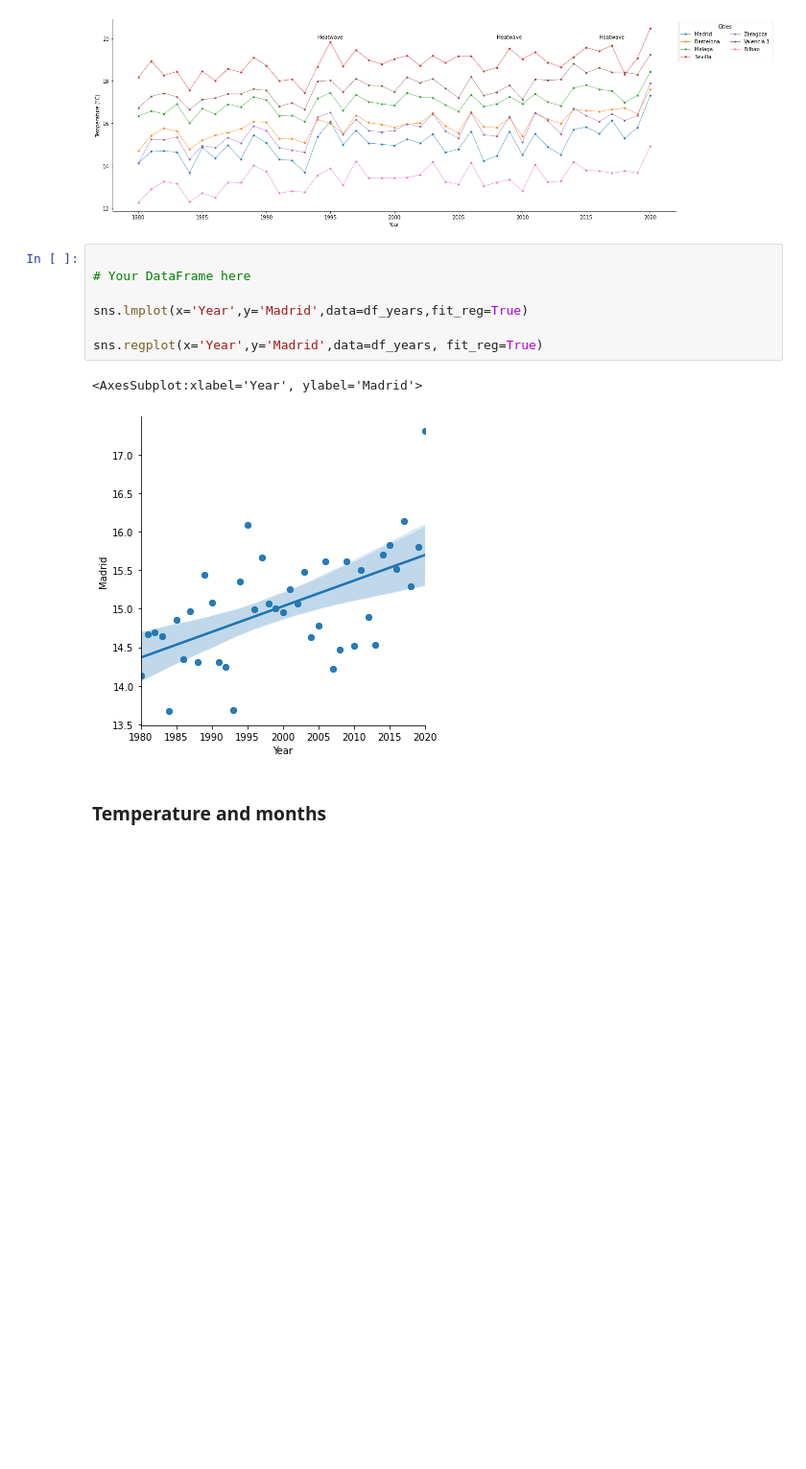
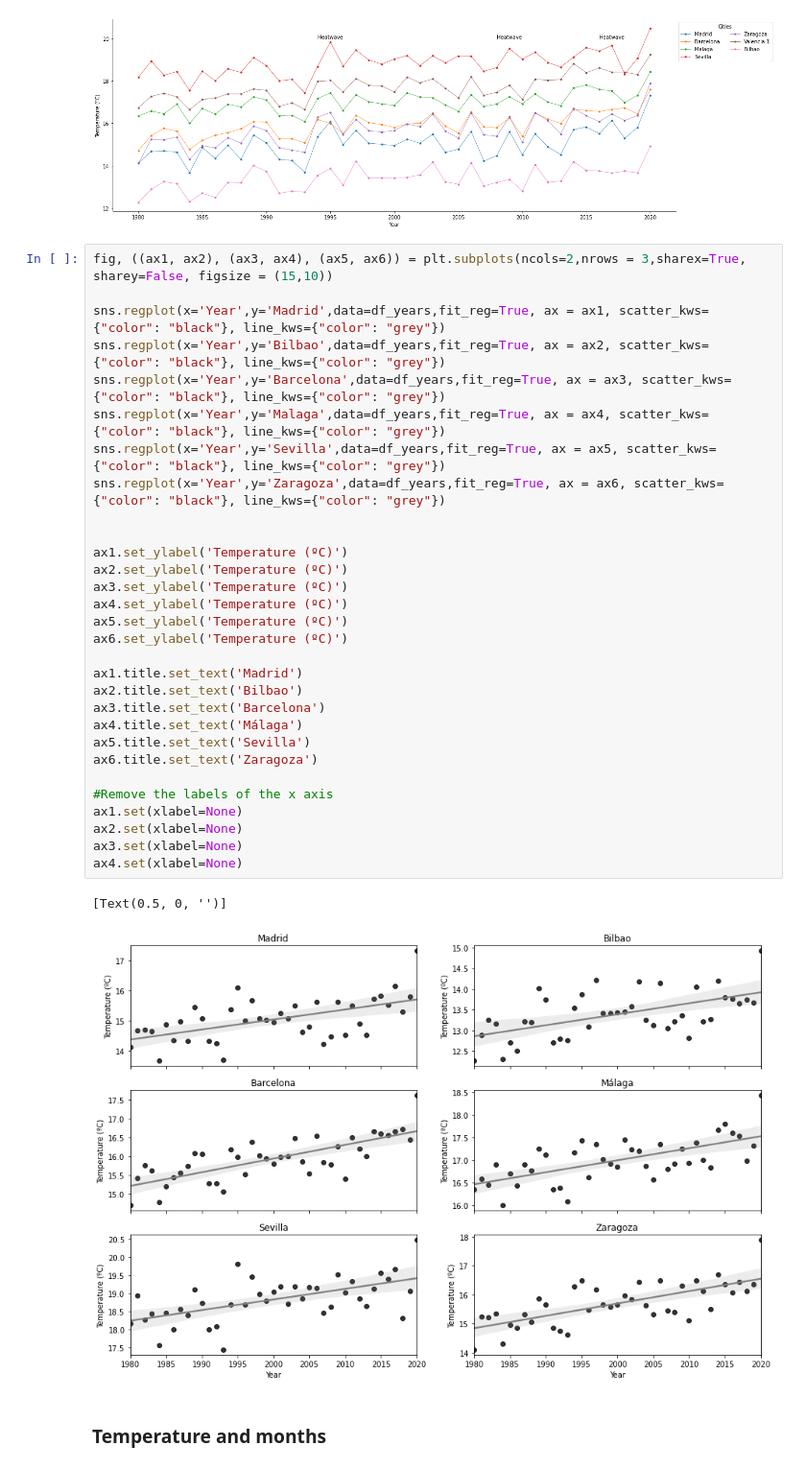
Before and after one commit to AnaAGG/Effects_of_Climatic_Change_on_Species_Distributions, a Jupyter notebook: Output/Visualization.ipynb, the cells around one changed output. Shown at 96% size. Cells and saved outputs as stored; diff of their text form; blank space fills up the shorter version.

```diff
--- a/Output/Visualization.ipynb
+++ b/Output/Visualization.ipynb
@@ -58,15 +54,38 @@ fig1.figure.savefig("Fig1_Temp_years.jpg", dpi=300)
 # %% [output]
 [figure]
 # %%
+fig, ((ax1, ax2), (ax3, ax4), (ax5, ax6)) = plt.subplots(ncols=2,nrows = 3,sharex=True, sharey=False, figsize = (15,10))
 
-# Your DataFrame here
+sns.regplot(x='Year',y='Madrid',data=df_years,fit_reg=True, ax = ax1, scatter_kws={"color": "black"}, line_kws={"color": "grey"})
+sns.regplot(x='Year',y='Bilbao',data=df_years,fit_reg=True, ax = ax2, scatter_kws={"color": "black"}, line_kws={"color": "grey"})
+sns.regplot(x='Year',y='Barcelona',data=df_years,fit_reg=True, ax = ax3, scatter_kws={"color": "black"}, line_kws={"color": "grey"})
+sns.regplot(x='Year',y='Malaga',data=df_years,fit_reg=True, ax = ax4, scatter_kws={"color": "black"}, line_kws={"color": "grey"})
+sns.regplot(x='Year',y='Sevilla',data=df_years,fit_reg=True, ax = ax5, scatter_kws={"color": "black"}, line_kws={"color": "grey"})
+sns.regplot(x='Year',y='Zaragoza',data=df_years,fit_reg=True, ax = ax6, scatter_kws={"color": "black"}, line_kws={"color": "grey"})
 
-sns.lmplot(x='Year',y='Madrid',data=df_years,fit_reg=True)
 
-sns.regplot(x='Year',y='Madrid',data=df_years, fit_reg=True)
+ax1.set_ylabel('Temperature (ºC)')
+ax2.set_ylabel('Temperature (ºC)')
+ax3.set_ylabel('Temperature (ºC)')
+ax4.set_ylabel('Temperature (ºC)')
+ax5.set_ylabel('Temperature (ºC)')
+ax6.set_ylabel('Temperature (ºC)')
+
+ax1.title.set_text('Madrid')
+ax2.title.set_text('Bilbao')
+ax3.title.set_text('Barcelona')
+ax4.title.set_text('Málaga')
+ax5.title.set_text('Sevilla')
+ax6.title.set_text('Zaragoza')
+
+#Remove the labels of the x axis
+ax1.set(xlabel=None)
+ax2.set(xlabel=None)
+ax3.set(xlabel=None)
+ax4.set(xlabel=None)
 # %% [output]
-<AxesSubplot:xlabel='Year', ylabel='Madrid'>
+[Text(0.5, 0, '')]
-[figure, old version]
+[figure, new version]
 # %% [markdown]
 ### Temperature and months
 # %%
```
Also changed, not shown: parts of 10 cells of this notebook, 2 other files.
